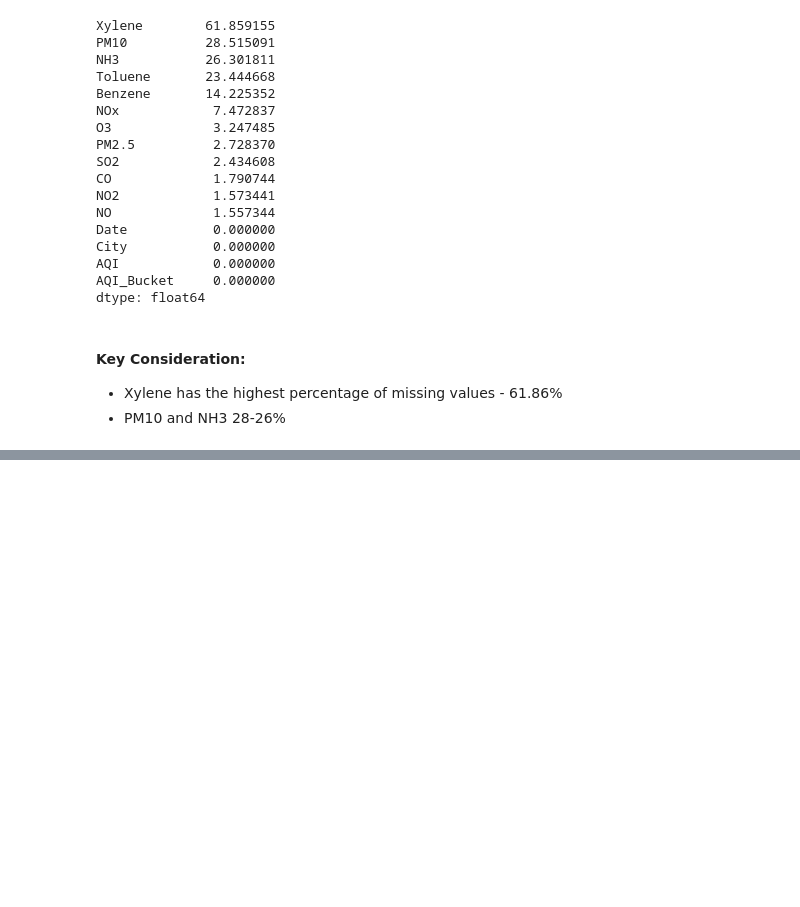
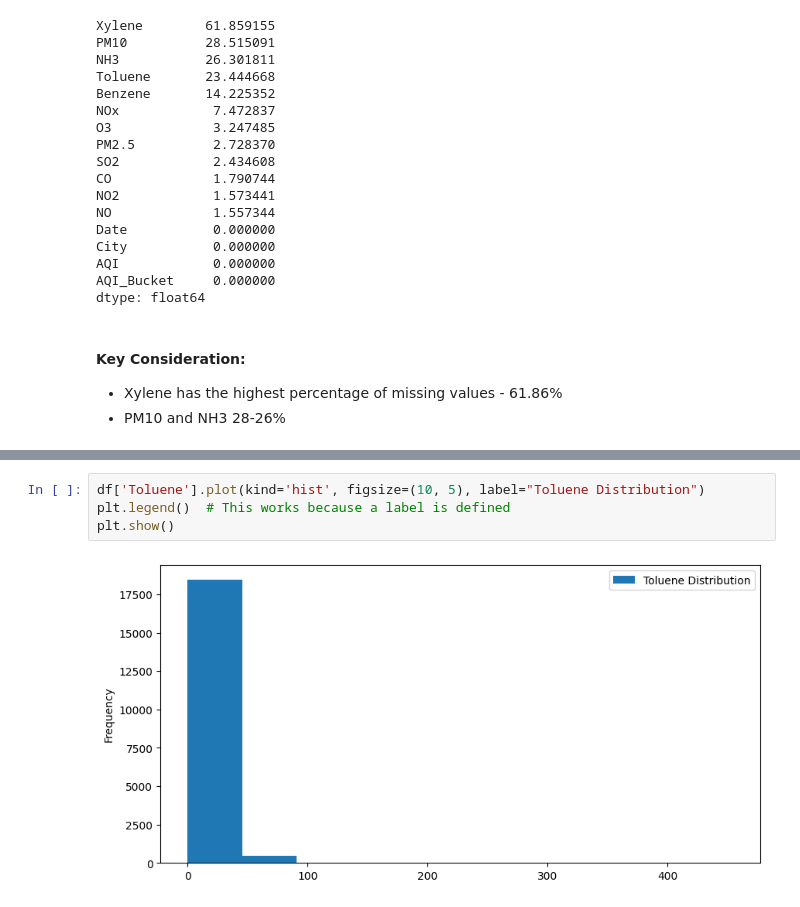
Before and after one commit to Nisha01-art/AQI-quality-prediction-model-, a Jupyter notebook: AQI Prediction Model.ipynb, the cells around one changed output, grey strips where cells are left out. Cells and saved outputs as stored; diff of their text form; blank space fills up the shorter version.

```diff
--- a/AQI Prediction Model.ipynb
+++ b/AQI Prediction Model.ipynb
@@ -207,0 +230,6 @@ dtype: float64
+# %%
+df['Toluene'].plot(kind='hist', figsize=(10, 5), label="Toluene Distribution")
+plt.legend()  # This works because a label is defined
+plt.show()
+# %% [output]
+[figure, added]
```
Also changed, not shown: parts of 42 cells of this notebook.
